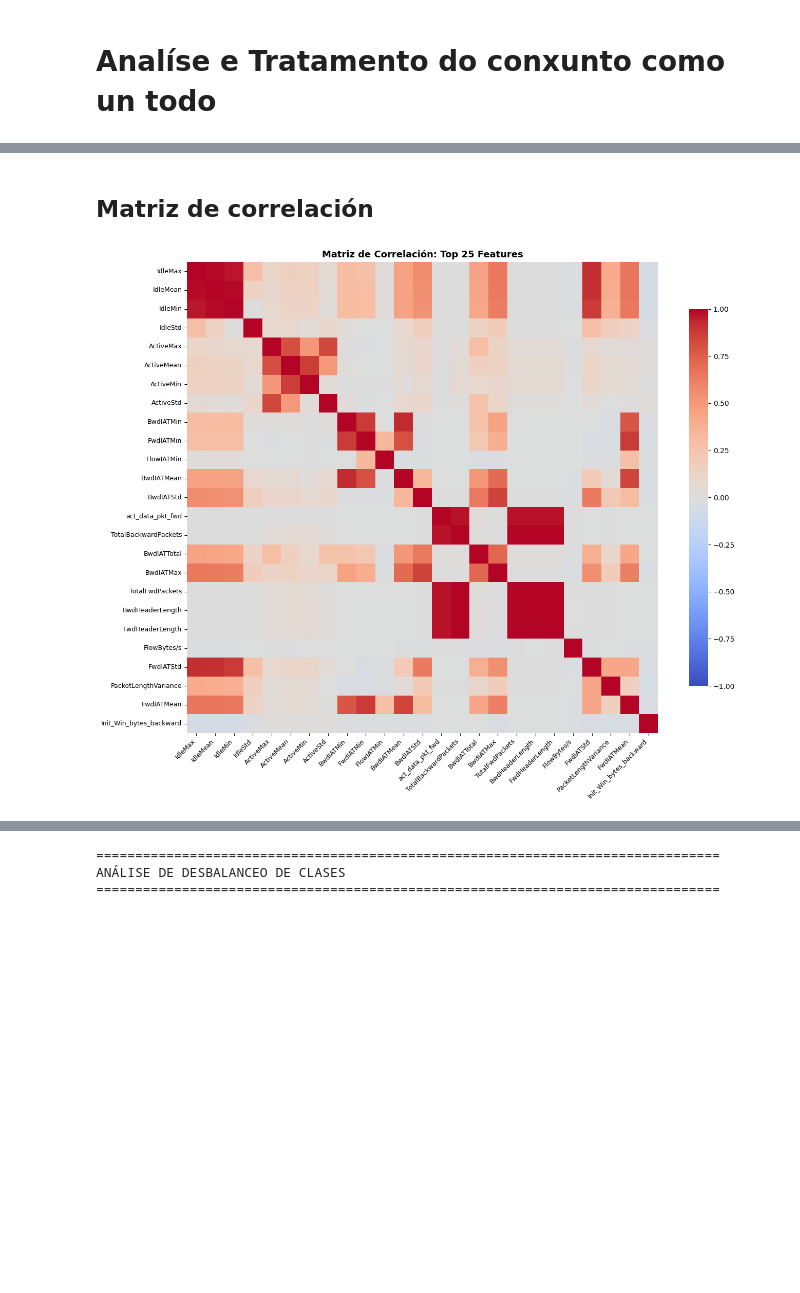
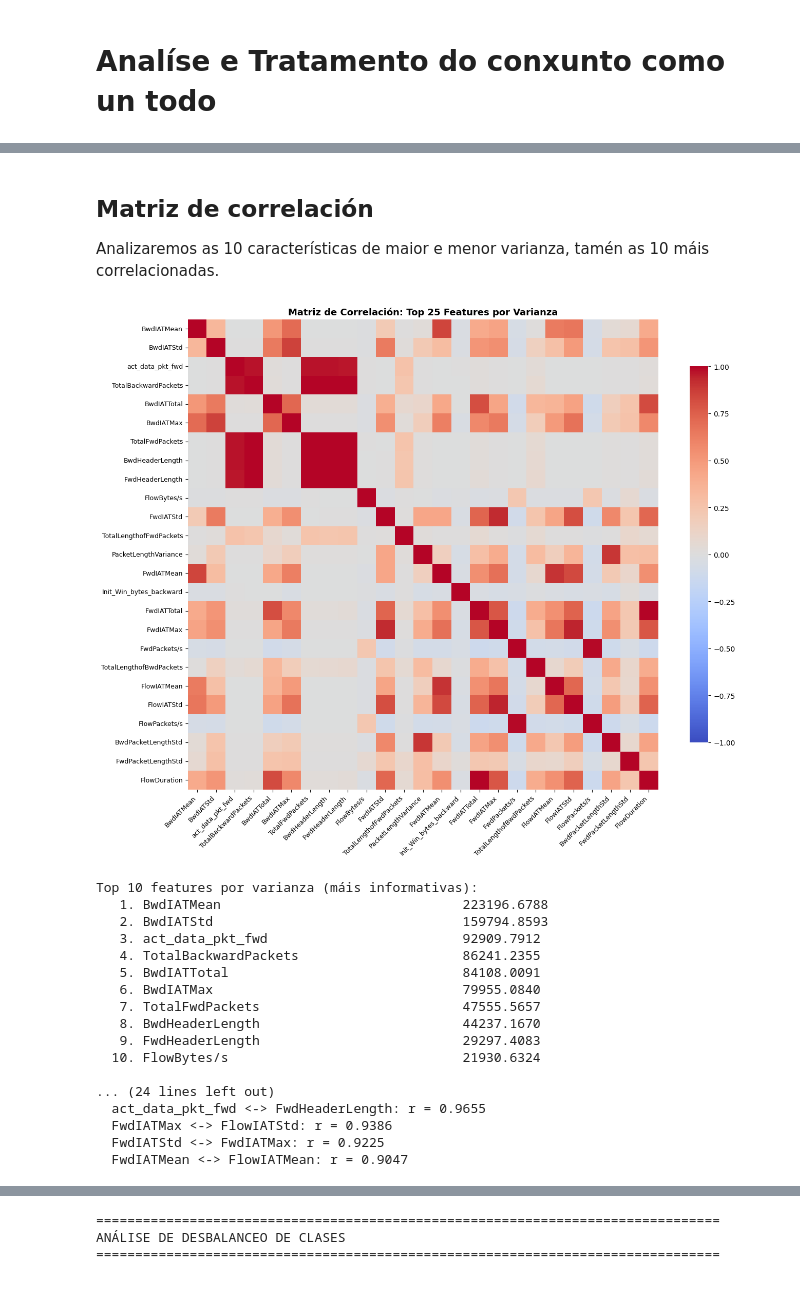
Before and after one commit to pabloChantada/cyber, a Jupyter notebook: analisis.ipynb, the cells around one changed output, grey strips where cells are left out. Cells and saved outputs as stored; diff of their text form; code cells hidden in the pictures; blank space fills up the shorter version.

```diff
--- a/analisis.ipynb
+++ b/analisis.ipynb
@@ -794,12 +1057,16 @@ Index(['FlowDuration', 'TotalFwdPackets', 'TotalBackwardPackets',
 # %%
-df_sample = df.groupby('Label', group_keys=False).apply(
-    lambda x: x.sample(min(len(x), int(100_000 * len(x) / len(df))), random_state=42)
-).sample(frac=1, random_state=42).reset_index(drop=True)
+from sklearn.model_selection import StratifiedShuffleSplit
+
+sss = StratifiedShuffleSplit(n_splits=1, train_size=100_000, random_state=42)
+idx, _ = next(sss.split(df_norm, df_norm['Label']))
+df_sample_norm = df_norm.iloc[idx].reset_index(drop=True)
 
 # Restaurar Label si se perdió
-if 'Label' not in df_sample.columns:
-    df_sample['Label'] = df_sample.index.map(df['Label'])
+if 'Label' not in df_sample_norm.columns:
+    df_sample_norm['Label'] = df_sample_norm.index.map(df_norm['Label'])
 
-print(f"Sample: {df_sample.shape}")
-print(df_sample['Label'].value_counts())
+print(f"Sample: {df_sample_norm.shape}")
+print(df_sample_norm['Label'].value_counts())
+
+print(df_norm['Label'].value_counts())
 # %% [output]
@@ -810,29 +1089,75 @@ BENIGN    38791
 Name: count, dtype: int64
 # %% [markdown]
+<a id="matriz-de-correlación"></a>
 ## Matriz de correlación
+
+Analizaremos as 10 características de maior e menor varianza, tamén as 10 máis correlacionadas.
 # %%
 # ── CORRELACIÓN ───────────────────────────────────────────────────────────────
 numeric_cols = [
-    col for col in df_sample.columns
+    col for col in df_sample_norm.columns
     if not col.startswith('src_') and not col.startswith('dst_')
     and not col.startswith('protocolo_') and col != 'Label'
+    and col not in ['FINFlagCount', 'SYNFlagCount', 'RSTFlagCount', 'PSHFlagCount',
+                    'ACKFlagCount', 'URGFlagCount', 'CWEFlagCount', 'ECEFlagCount',
+                    'FwdPSHFlags', 'FwdURGFlags', 'Down/UpRatio']
 ]
-df_numeric = df_sample[numeric_cols].select_dtypes(include=[np.number])
+df_numeric = df_sample_norm[numeric_cols].select_dtypes(include=[np.number])
 df_numeric = df_numeric.replace([np.inf, -np.inf], np.nan).dropna()
 
 top_n = 25
-top_features = df_numeric.var().sort_values(ascending=False).head(top_n).index
+varianza = df_numeric.var().sort_values(ascending=False)
+top_features = varianza.head(top_n).index
 corr_matrix = np.corrcoef(df_numeric[top_features].values.T)
 corr_matrix = pd.DataFrame(corr_matrix, index=top_features, columns=top_features)
 del df_numeric
 
 fig, ax = plt.subplots(figsize=(14, 11))
 sns.heatmap(corr_matrix, annot=False, cmap='coolwarm', center=0, vmin=-1, vmax=1,
             square=True, cbar_kws={"shrink": 0.8}, ax=ax)
-ax.set_title(f"Matriz de Correlación: Top {top_n} Features", fontsize=13, fontweight='bold')
+ax.set_title(f"Matriz de Correlación: Top {top_n} Features por Varianza", fontsize=13, fontweight='bold')
 plt.xticks(rotation=45, ha='right', fontsize=9)
 plt.yticks(fontsize=9)
 plt.tight_layout()
 plt.show()
+
+print(f"\nTop 10 features por varianza (máis informativas):")
+for i, (col, var) in enumerate(varianza.head(10).items()):
+    print(f"  {i+1:2d}. {col:<40} {var:.4f}")
+
+print(f"\nTop 10 features por varianza (menos informativas):")
+for i, (col, var) in enumerate(varianza.tail(10).sort_values().items()):
+    print(f"  {i+1:2d}. {col:<40} {var:.4f}")
+
+print("\nPares altamente correlacionados (r > 0.90):")
+high_corr_pairs = []
+for i in range(len(corr_matrix.columns)):
+    for j in range(i+1, len(corr_matrix.columns)):
+        corr_val = corr_matrix.iloc[i, j]
+        if abs(corr_val) > 0.90:
+            high_corr_pairs.append((corr_matrix.columns[i], corr_matrix.columns[j], round(corr_val, 4)))
+
+if high_corr_pairs:
+    for f1, f2, r in sorted(high_corr_pairs, key=lambda x: abs(x[2]), reverse=True):
+        print(f"  {f1} <-> {f2}: r = {r}")
+else:
+    print("  Ninguno")
 # %% [output]
-[figure, old version]
+[figure, new version]
+Top 10 features por varianza (máis informativas):
+   1. BwdIATMean                               223196.6788
+   2. BwdIATStd                                159794.8593
+   3. act_data_pkt_fwd                         92909.7912
+   4. TotalBackwardPackets                     86241.2355
+   5. BwdIATTotal                              84108.0091
+   6. BwdIATMax                                79955.0840
+   7. TotalFwdPackets                          47555.5657
+   8. BwdHeaderLength                          44237.1670
+   9. FwdHeaderLength                          29297.4083
+  10. FlowBytes/s                              21930.6324
+
+... (24 lines left out)
+  act_data_pkt_fwd <-> FwdHeaderLength: r = 0.9655
+  FwdIATMax <-> FlowIATStd: r = 0.9386
+  FwdIATStd <-> FwdIATMax: r = 0.9225
+  FwdIATMean <-> FlowIATMean: r = 0.9047
```
Also changed, not shown: parts of 88 cells of this notebook, 1 other file.
